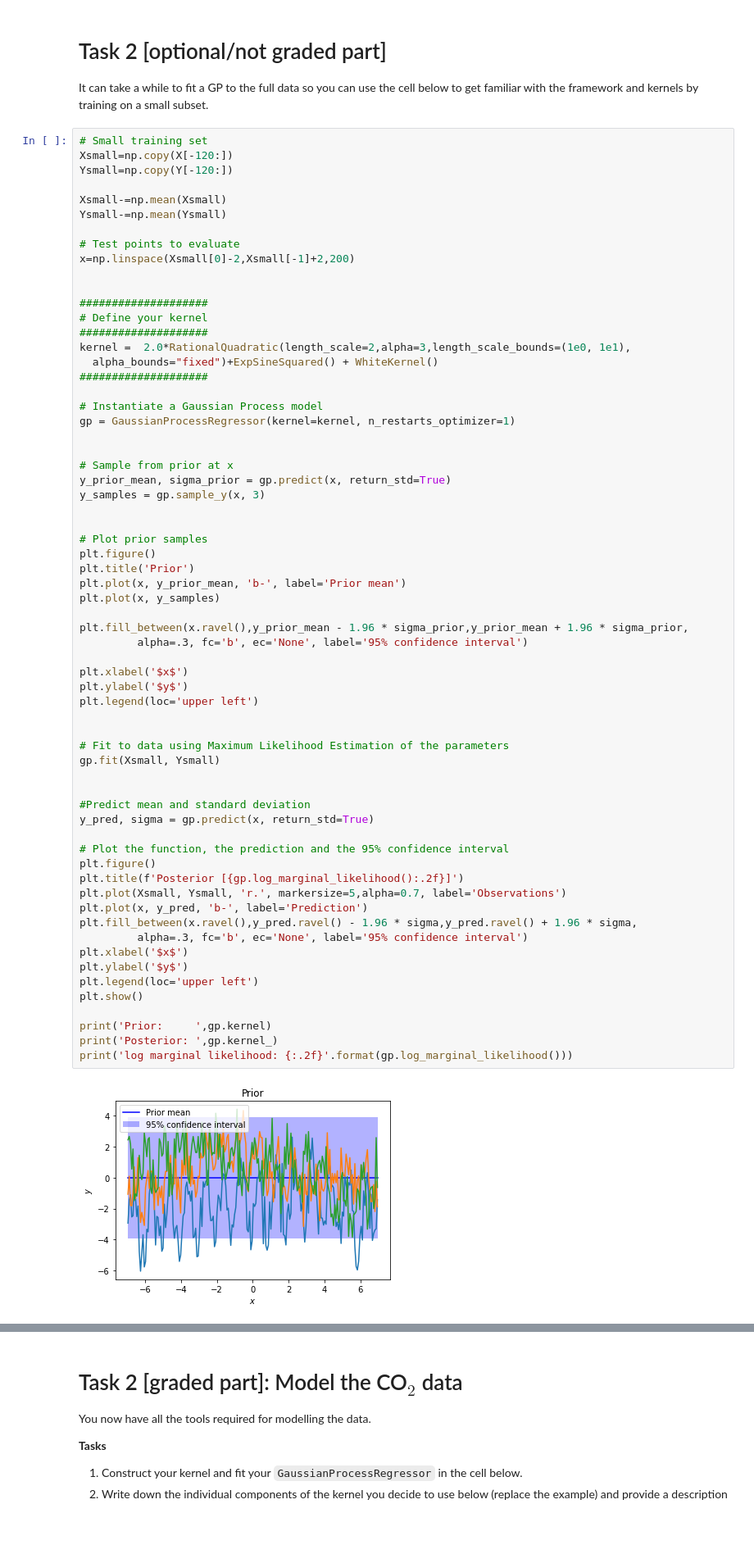
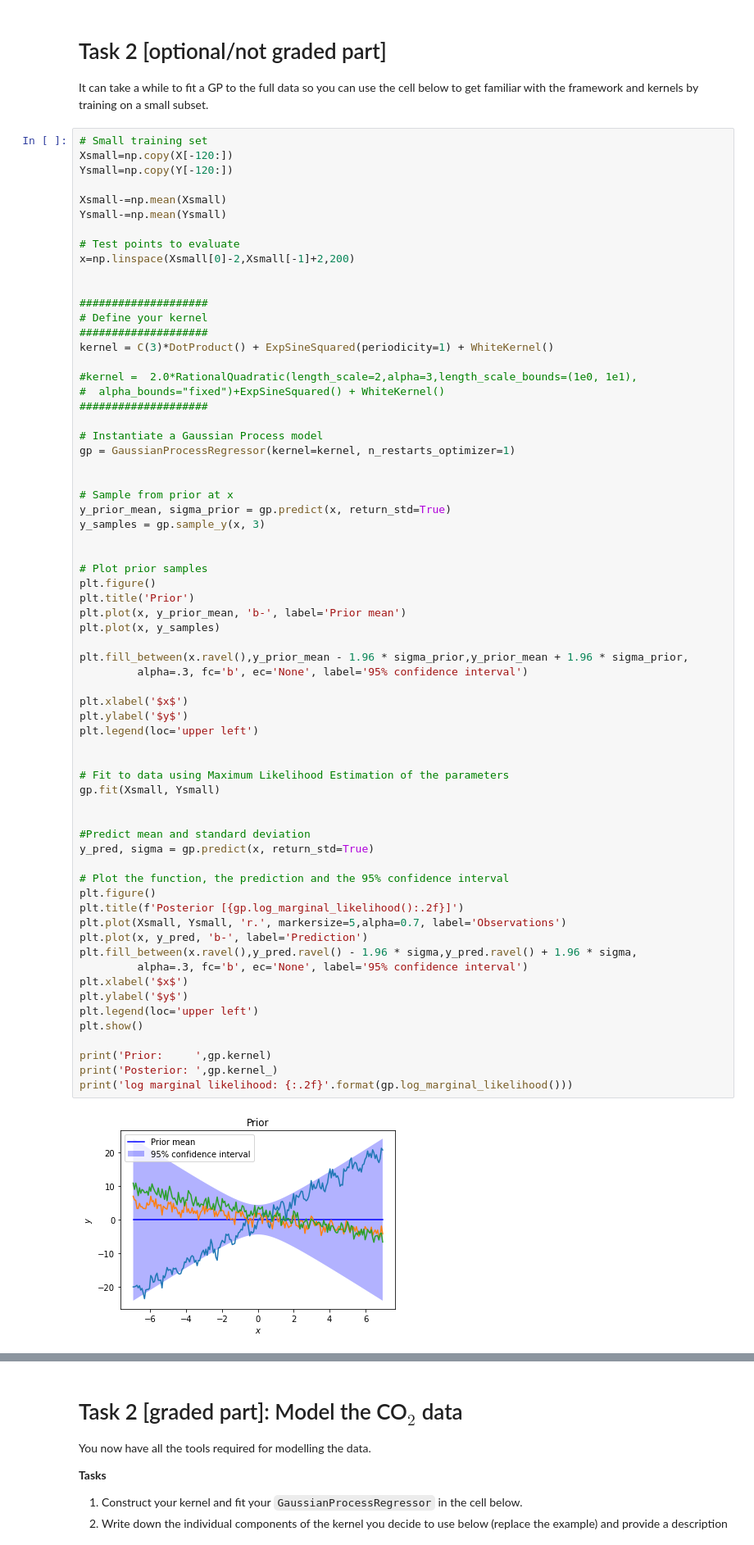
Before and after one commit to Zleander/PML_Exercises, a Jupyter notebook: Ex04/Exercise_04/Exercise_04.ipynb, the cells around one changed output, grey strips where cells are left out. Shown at 82% size. Saved outputs shown, nothing was run; the diff lists cells and outputs as text.

```diff
--- a/Ex04/Exercise_04/Exercise_04.ipynb
+++ b/Ex04/Exercise_04/Exercise_04.ipynb
@@ -481,8 +481,10 @@ x=np.linspace(Xsmall[0]-2,Xsmall[-1]+2,200)
 ####################
 # Define your kernel
 ####################
-kernel =  2.0*RationalQuadratic(length_scale=2,alpha=3,length_scale_bounds=(1e0, 1e1),
-  alpha_bounds="fixed")+ExpSineSquared() + WhiteKernel()
+kernel = C(3)*DotProduct() + ExpSineSquared(periodicity=1) + WhiteKernel()
+
+#kernel =  2.0*RationalQuadratic(length_scale=2,alpha=3,length_scale_bounds=(1e0, 1e1),
+#  alpha_bounds="fixed")+ExpSineSquared() + WhiteKernel()
 ####################
 
 # Instantiate a Gaussian Process model
@@ -504,31 +506,31 @@ plt.fill_between(x.ravel(),y_prior_mean - 1.96 * sigma_prior,y_prior_mean + 1.96
          alpha=.3, fc='b', ec='None', label='95% confidence interval')
 
 plt.xlabel('$x$')
 plt.ylabel('$y$')
 plt.legend(loc='upper left')
 
 
 # Fit to data using Maximum Likelihood Estimation of the parameters
 gp.fit(Xsmall, Ysmall)
 
 
 #Predict mean and standard deviation
 y_pred, sigma = gp.predict(x, return_std=True)
 
 # Plot the function, the prediction and the 95% confidence interval
 plt.figure()
 plt.title(f'Posterior [{gp.log_marginal_likelihood():.2f}]')
 plt.plot(Xsmall, Ysmall, 'r.', markersize=5,alpha=0.7, label='Observations')
 plt.plot(x, y_pred, 'b-', label='Prediction')
 plt.fill_between(x.ravel(),y_pred.ravel() - 1.96 * sigma,y_pred.ravel() + 1.96 * sigma,
          alpha=.3, fc='b', ec='None', label='95% confidence interval')
 plt.xlabel('$x$')
 plt.ylabel('$y$')
 plt.legend(loc='upper left')
 plt.show()
 
 print('Prior:     ',gp.kernel)
 print('Posterior: ',gp.kernel_)
 print('log marginal likelihood: {:.2f}'.format(gp.log_marginal_likelihood()))
 # %% [output]
-[figure, old version]
+[figure, new version]
```
Also changed, not shown: parts of 5 cells of this notebook.
